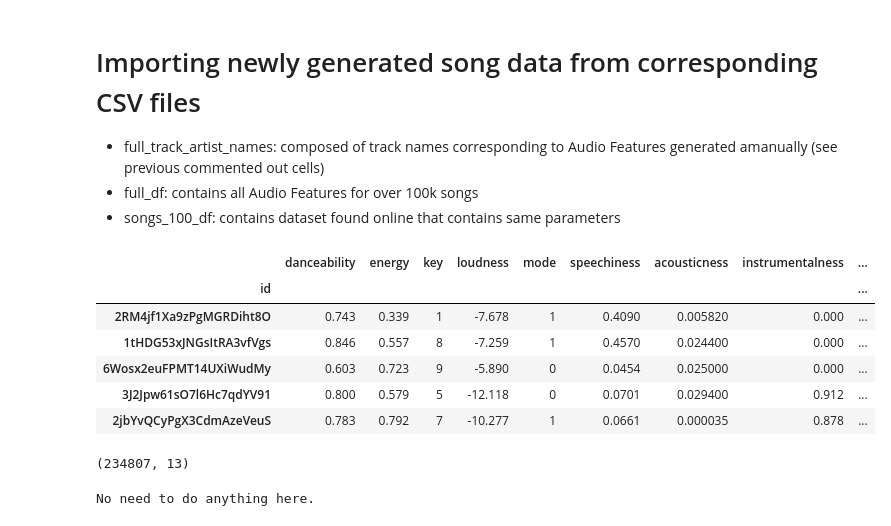
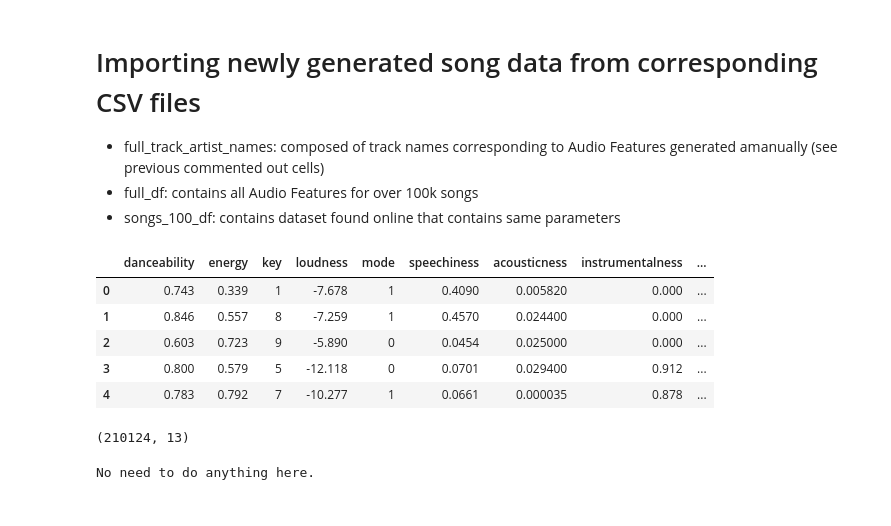
Before and after one commit to spotify-song/DS, a Jupyter notebook: notebooks/1.0-av-initial-data-exploration.ipynb, the cells around one changed output. Cells and saved outputs as stored; diff of their text form; code cells hidden in the pictures.

```diff
--- a/notebooks/1.0-av-initial-data-exploration.ipynb
+++ b/notebooks/1.0-av-initial-data-exploration.ipynb
@@ -461,31 +461,31 @@ This was the resulting dataframe from the gathered song data
 # %%
 # Importing CSV files of +200k songs
 
-full_df = pd.read_csv('/Users/flanuer/Downloads/Lambda/Course_material/misc_datasets/100k_song_aud_feat.csv', index_col='id')
+full_df = pd.read_csv('/Users/flanuer/Downloads/Lambda/Course_material/misc_datasets/100k_song_aud_feat.csv')#, index_col='id')
 drop_col = ['uri', 'Unnamed: 0']
 full_df = full_df.drop(drop_col, axis=1)
 full_df.head()
 
 drop_cols = ['track name', 'artist', 'uri', 'Unnamed: 0']
-songs_100_df = pd.read_csv('/Users/flanuer/Downloads/Lambda/Course_material/misc_datasets/songs100k.csv', index_col='id')
+songs_100_df = pd.read_csv('/Users/flanuer/Downloads/Lambda/Course_material/misc_datasets/songs100k.csv')#, index_col='id')
 songs_100_df = songs_100_df.drop(drop_cols, axis=1)
 songs_100_df.head()
 # %% [output]
 |  | danceability | energy | key | loudness | mode | speechiness | acousticness | instrumentalness | ... |
-| id |  |  |  |  |  |  |  |  | ... |
-| 2RM4jf1Xa9zPgMGRDiht8O | 0.743 | 0.339 | 1 | -7.678 | 1 | 0.4090 | 0.005820 | 0.000 | ... |
-| 1tHDG53xJNGsItRA3vfVgs | 0.846 | 0.557 | 8 | -7.259 | 1 | 0.4570 | 0.024400 | 0.000 | ... |
-| 6Wosx2euFPMT14UXiWudMy | 0.603 | 0.723 | 9 | -5.890 | 0 | 0.0454 | 0.025000 | 0.000 | ... |
-| 3J2Jpw61sO7l6Hc7qdYV91 | 0.800 | 0.579 | 5 | -12.118 | 0 | 0.0701 | 0.029400 | 0.912 | ... |
-| 2jbYvQCyPgX3CdmAzeVeuS | 0.783 | 0.792 | 7 | -10.277 | 1 | 0.0661 | 0.000035 | 0.878 | ... |
+| 0 | 0.743 | 0.339 | 1 | -7.678 | 1 | 0.4090 | 0.005820 | 0.000 | ... |
+| 1 | 0.846 | 0.557 | 8 | -7.259 | 1 | 0.4570 | 0.024400 | 0.000 | ... |
+| 2 | 0.603 | 0.723 | 9 | -5.890 | 0 | 0.0454 | 0.025000 | 0.000 | ... |
+| 3 | 0.800 | 0.579 | 5 | -12.118 | 0 | 0.0701 | 0.029400 | 0.912 | ... |
+| 4 | 0.783 | 0.792 | 7 | -10.277 | 1 | 0.0661 | 0.000035 | 0.878 | ... |
 # %%
 # Joining full_df and songs_100_df
 
 df = pd.concat([full_df, songs_100_df])
-# df = df.set_index('id')
+df = df.drop_duplicates(inplace=False, subset='id')
+df = df.set_index('id')
 df.shape
 # %% [output]
-(234807, 13)
+(210124, 13)
 # %%
 print('''No need to do anything here.''')
 # Exporting dataframe of +100k songs to csv file
```
Also changed, not shown: parts of 19 cells of this notebook, 7 other files.
